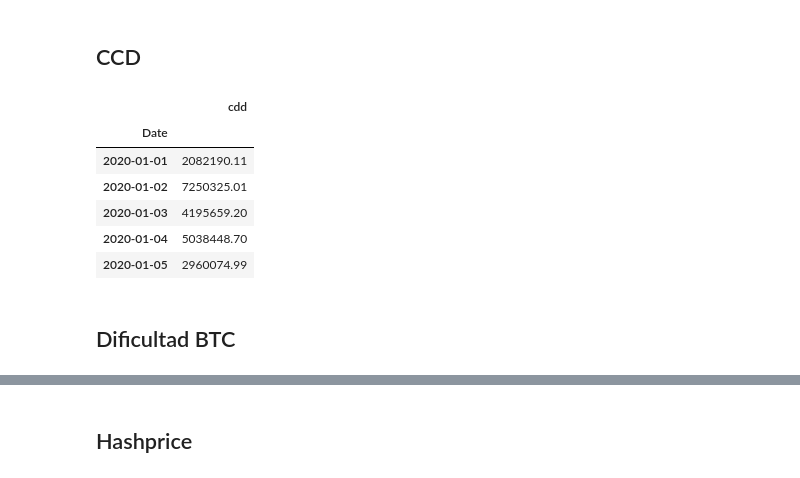
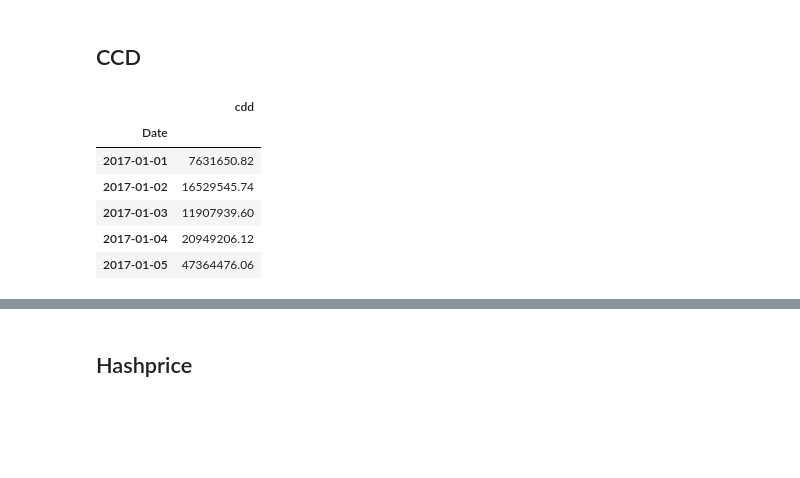
Before and after one commit to Iscorod/Modeling-RNN-LSTM-GRU-BTC-Price-Prediction-with-Blockchain-Data, a Jupyter notebook: Analisis BTC final rolling window.ipynb, the cells around one changed output, grey strips where cells are left out. Drawn from its saved outputs; the diff is of its cells as text; code cells hidden in the pictures; blank space fills up the shorter version.

```diff
--- a/Analisis BTC final rolling window.ipynb
+++ b/Analisis BTC final rolling window.ipynb
@@ -250,15 +250,13 @@ def cargar_csv_blockchain(nombre_archivo: str) -> pd.DataFrame:
 # %% [markdown]
 ## CCD
 # %%
-df_cdd = cargar_csv_blockchain('cdd_2020-01-01_to_2025-06-30')
+df_cdd = cargar_csv_blockchain('cdd_2017-01-01_to_2025-06-30')
 df_cdd.head()
 # %% [output]
 |  | cdd |
 | Date |  |
-| 2020-01-01 | 2082190.11 |
-| 2020-01-02 | 7250325.01 |
-| 2020-01-03 | 4195659.20 |
-| 2020-01-04 | 5038448.70 |
-| 2020-01-05 | 2960074.99 |
+| 2017-01-01 | 7631650.82 |
+| 2017-01-02 | 16529545.74 |
+| 2017-01-03 | 11907939.60 |
+| 2017-01-04 | 20949206.12 |
+| 2017-01-05 | 47364476.06 |
-# %% [markdown]
-## Dificultad BTC
```
Also changed, not shown: parts of 57 cells of this notebook.
